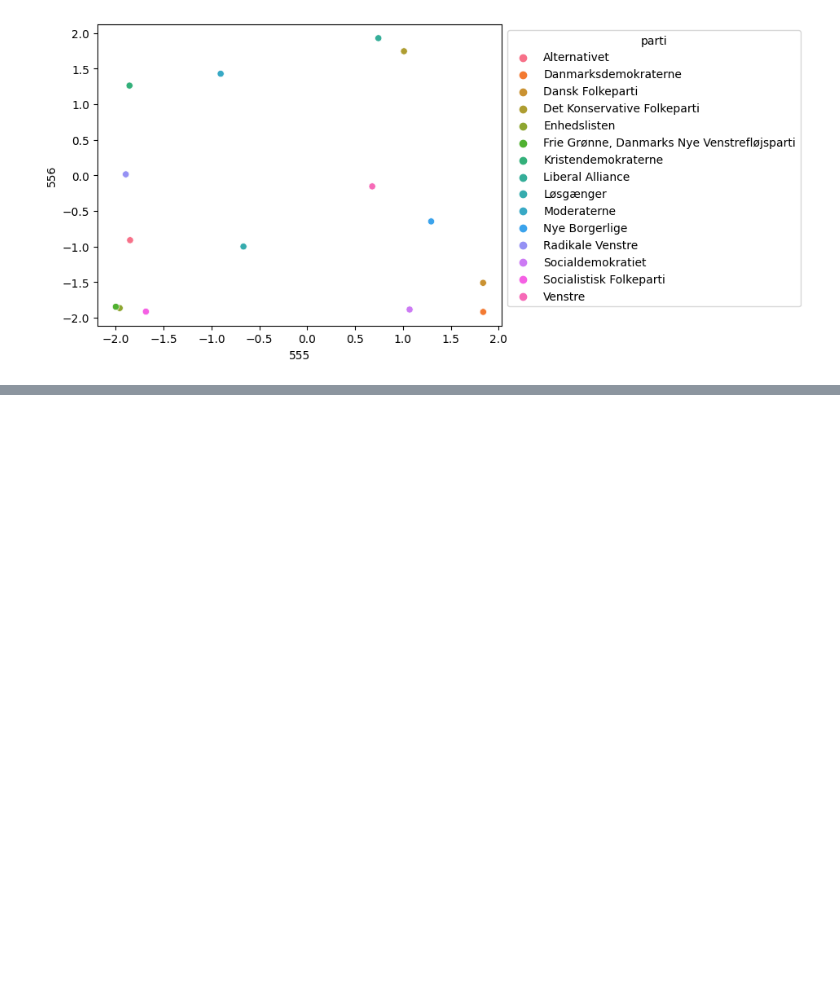
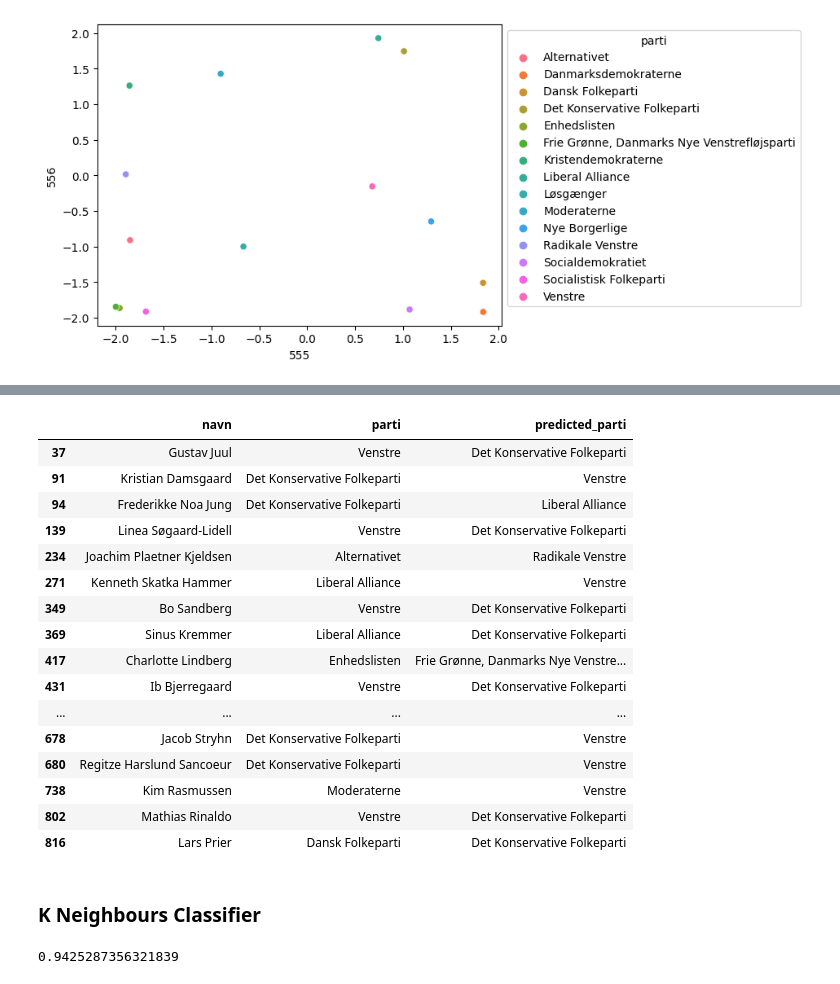
Before and after one commit to ASilins/mal1-2024, a Jupyter notebook: assignment-2/Candidate Test 2022 I.ipynb, the cells around one changed output, grey strips where cells are left out. Cells and saved outputs as stored; diff of their text form; code cells hidden in the pictures; blank space fills up the shorter version.

```diff
--- a/assignment-2/Candidate Test 2022 I.ipynb
+++ b/assignment-2/Candidate Test 2022 I.ipynb
@@ -177,0 +288,5 @@ sns.move_legend(ax, "upper left", bbox_to_anchor=(1, 1))
+# %%
+from sklearn.preprocessing import StandardScaler
+sc = StandardScaler()
+X_train = sc.fit_transform(X_train)
+X_test = sc.transform(X_test)
@@ -177,0 +303,30 @@ sns.move_legend(ax, "upper left", bbox_to_anchor=(1, 1))
+# %%
+res = prediction_frame(regressor.predict(sc.transform(pred_data)))
+res[res['parti'] != res['predicted_parti']]
+# %% [output]
+|  | navn | parti | predicted_parti |
+| 37 | Gustav Juul | Venstre | Det Konservative Folkeparti |
+| 91 | Kristian Damsgaard | Det Konservative Folkeparti | Venstre |
+| 94 | Frederikke Noa Jung | Det Konservative Folkeparti | Liberal Alliance |
+| 139 | Linea Søgaard-Lidell | Venstre | Det Konservative Folkeparti |
+| 234 | Joachim Plaetner Kjeldsen | Alternativet | Radikale Venstre |
+| 271 | Kenneth Skatka Hammer | Liberal Alliance | Venstre |
+| 349 | Bo Sandberg | Venstre | Det Konservative Folkeparti |
+| 369 | Sinus Kremmer | Liberal Alliance | Det Konservative Folkeparti |
+| 417 | Charlotte Lindberg | Enhedslisten | Frie Grønne, Danmarks Nye Venstre... |
+| 431 | Ib Bjerregaard | Venstre | Det Konservative Folkeparti |
+| ... | ... | ... | ... |
+| 678 | Jacob Stryhn | Det Konservative Folkeparti | Venstre |
+| 680 | Regitze Harslund Sancoeur | Det Konservative Folkeparti | Venstre |
+| 738 | Kim Rasmussen | Moderaterne | Venstre |
+| 802 | Mathias Rinaldo | Venstre | Det Konservative Folkeparti |
+| 816 | Lars Prier | Dansk Folkeparti | Det Konservative Folkeparti |
+# %% [markdown]
+### K Neighbours Classifier
+# %%
+from sklearn.neighbors import KNeighborsClassifier
+regressor = KNeighborsClassifier(n_neighbors = 3)
+regressor.fit(X_train, y_train)
+display(regressor.score(X_test, y_test))
+# %% [output]
+0.9425287356321839
```
Also changed, not shown: parts of 19 cells of this notebook.
